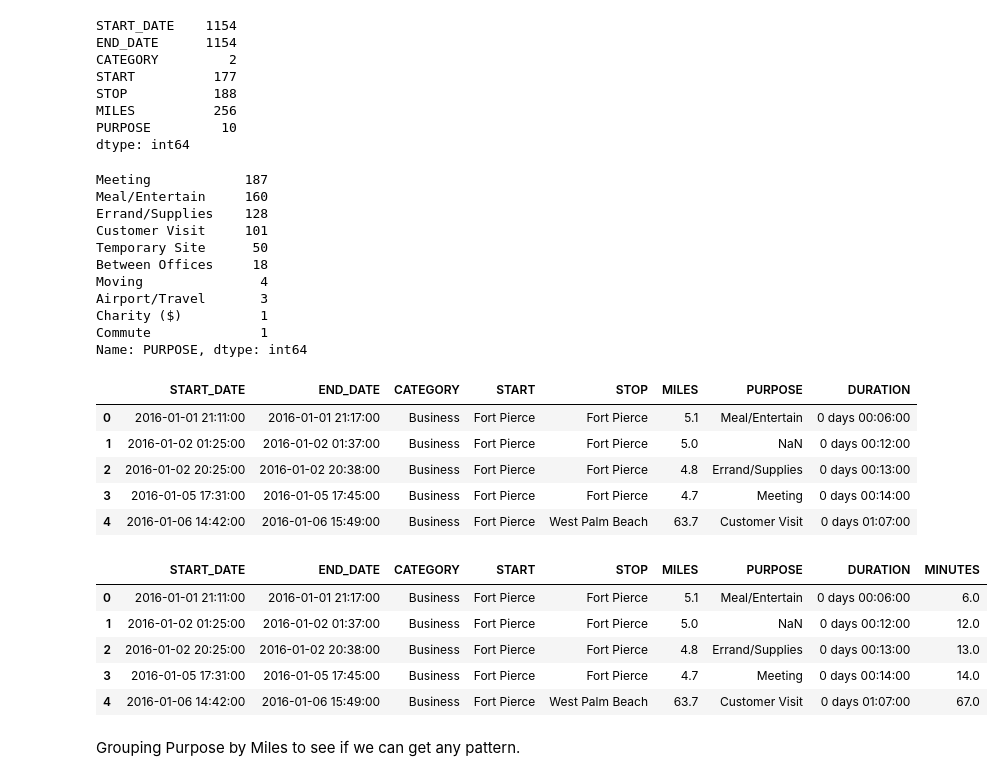
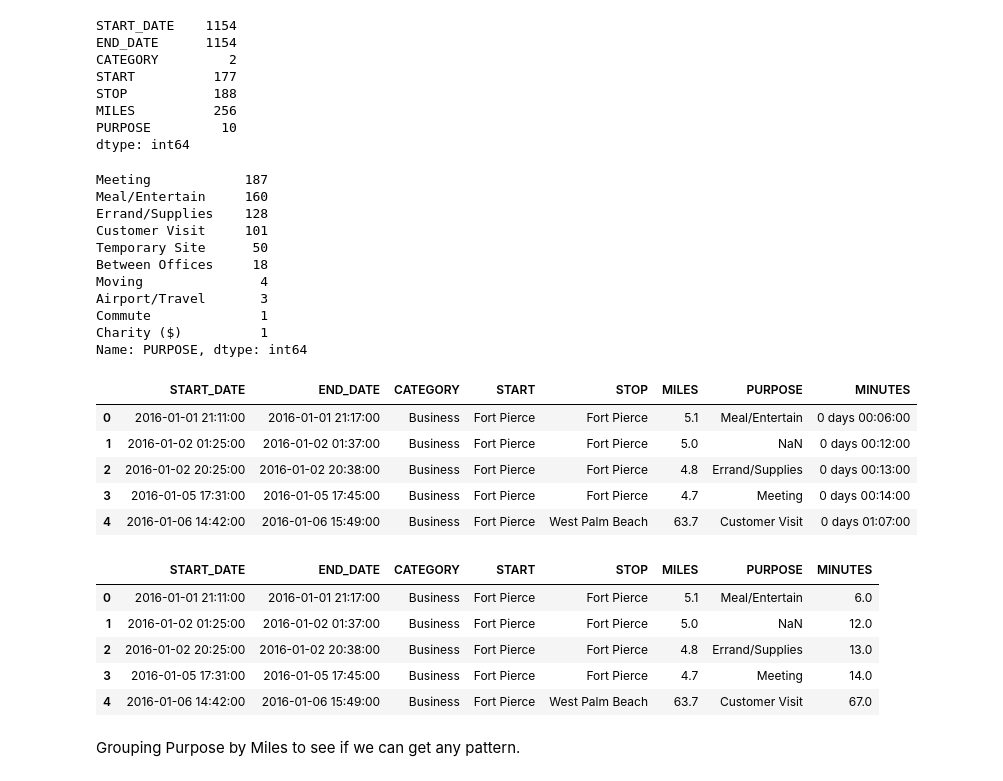
Before and after one commit to Kenrich005/CabRides_EDA, a Jupyter notebook: Cab Rides EDA.ipynb, the cells around one changed output. Cells and saved outputs as stored; diff of their text form; code cells hidden in the pictures.

```diff
--- a/Cab Rides EDA.ipynb
+++ b/Cab Rides EDA.ipynb
@@ -41,8 +43,8 @@ df.head()
 # %% [markdown]
 Now we convert both the columns to datetime using the below function.
 # %%
-df.START_DATE = pd.to_datetime(df.START_DATE)
-df.END_DATE = pd.to_datetime(df.END_DATE)
+df['START_DATE']= pd.to_datetime(df['START_DATE'])
+df['END_DATE']= pd.to_datetime(df['END_DATE'])
 df.info();
 # %% [output]
 <class 'pandas.core.frame.DataFrame'>
@@ -101,15 +105,15 @@ Temporary Site      50
 Between Offices     18
 Moving               4
 Airport/Travel       3
+Commute              1
 Charity ($)          1
-Commute              1
 Name: PURPOSE, dtype: int64
 # %%
 # Lets calculate the duration, as there might be some relation of it to PURPOSE of Cab ride.
-df['DURATION'] = df.END_DATE - df.START_DATE
+df['MINUTES'] = df.END_DATE - df.START_DATE
 df.head()
 # %% [output]
-|  | START_DATE | END_DATE | CATEGORY | START | STOP | MILES | PURPOSE | DURATION |
+|  | START_DATE | END_DATE | CATEGORY | START | STOP | MILES | PURPOSE | MINUTES |
 | 0 | 2016-01-01 21:11:00 | 2016-01-01 21:17:00 | Business | Fort Pierce | Fort Pierce | 5.1 | Meal/Entertain | 0 days 00:06:00 |
 | 1 | 2016-01-02 01:25:00 | 2016-01-02 01:37:00 | Business | Fort Pierce | Fort Pierce | 5.0 | NaN | 0 days 00:12:00 |
 | 2 | 2016-01-02 20:25:00 | 2016-01-02 20:38:00 | Business | Fort Pierce | Fort Pierce | 4.8 | Errand/Supplies | 0 days 00:13:00 |
@@ -117,14 +121,14 @@ df.head()
 | 4 | 2016-01-06 14:42:00 | 2016-01-06 15:49:00 | Business | Fort Pierce | West Palm Beach | 63.7 | Customer Visit | 0 days 01:07:00 |
 # %%
 # As Duration is in datetime format, we need to convert it to float type in order to use it for analysis.
-df['MINUTES'] = df['DURATION'].dt.total_seconds() /60
+df['MINUTES'] = df['MINUTES'].dt.total_seconds() /60
 df.head()
 # %% [output]
-|  | START_DATE | END_DATE | CATEGORY | START | STOP | MILES | PURPOSE | DURATION | MINUTES |
-| 0 | 2016-01-01 21:11:00 | 2016-01-01 21:17:00 | Business | Fort Pierce | Fort Pierce | 5.1 | Meal/Entertain | 0 days 00:06:00 | 6.0 |
-| 1 | 2016-01-02 01:25:00 | 2016-01-02 01:37:00 | Business | Fort Pierce | Fort Pierce | 5.0 | NaN | 0 days 00:12:00 | 12.0 |
-| 2 | 2016-01-02 20:25:00 | 2016-01-02 20:38:00 | Business | Fort Pierce | Fort Pierce | 4.8 | Errand/Supplies | 0 days 00:13:00 | 13.0 |
-| 3 | 2016-01-05 17:31:00 | 2016-01-05 17:45:00 | Business | Fort Pierce | Fort Pierce | 4.7 | Meeting | 0 days 00:14:00 | 14.0 |
-| 4 | 2016-01-06 14:42:00 | 2016-01-06 15:49:00 | Business | Fort Pierce | West Palm Beach | 63.7 | Customer Visit | 0 days 01:07:00 | 67.0 |
+|  | START_DATE | END_DATE | CATEGORY | START | STOP | MILES | PURPOSE | MINUTES |
+| 0 | 2016-01-01 21:11:00 | 2016-01-01 21:17:00 | Business | Fort Pierce | Fort Pierce | 5.1 | Meal/Entertain | 6.0 |
+| 1 | 2016-01-02 01:25:00 | 2016-01-02 01:37:00 | Business | Fort Pierce | Fort Pierce | 5.0 | NaN | 12.0 |
+| 2 | 2016-01-02 20:25:00 | 2016-01-02 20:38:00 | Business | Fort Pierce | Fort Pierce | 4.8 | Errand/Supplies | 13.0 |
+| 3 | 2016-01-05 17:31:00 | 2016-01-05 17:45:00 | Business | Fort Pierce | Fort Pierce | 4.7 | Meeting | 14.0 |
+| 4 | 2016-01-06 14:42:00 | 2016-01-06 15:49:00 | Business | Fort Pierce | West Palm Beach | 63.7 | Customer Visit | 67.0 |
 # %% [markdown]
 Grouping Purpose by Miles to see if we can get any pattern.
```
Also changed, not shown: parts of 54 cells of this notebook.
